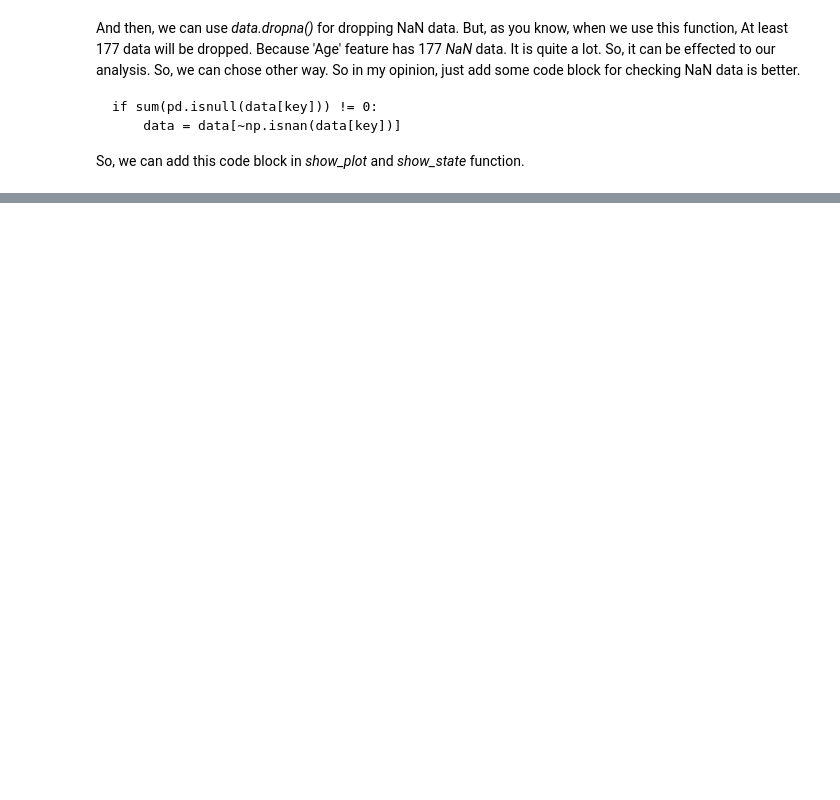
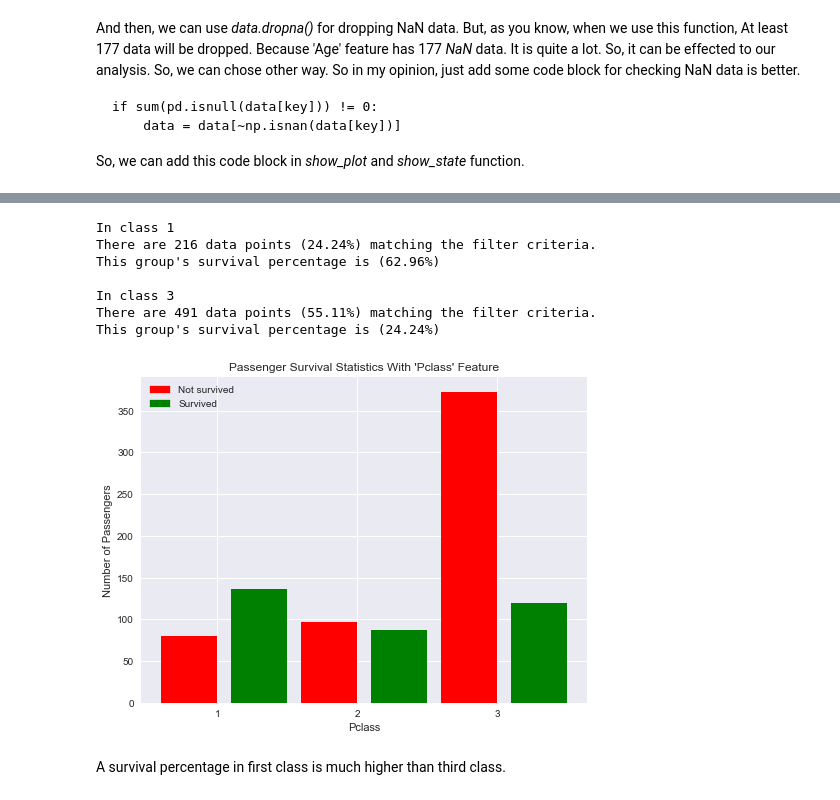
Before and after one commit to WooRaZil-Boy/DAND, a Jupyter notebook: titanic_data/titanic.ipynb, the cells around one changed output, grey strips where cells are left out. Cells and saved outputs as stored; diff of their text form; code cells hidden in the pictures; blank space fills up the shorter version.

```diff
--- a/titanic_data/titanic.ipynb
+++ b/titanic_data/titanic.ipynb
@@ -337,0 +329,18 @@ show_plot(data.copy(), "Sex", ["Fare >= 50", "Sex == 'female'"])
+# %%
+print("In class 1")
+show_stats(data.copy(), "Pclass", ["Pclass == 1"])
+print("\nIn class 3")
+show_stats(data.copy(), "Pclass", ["Pclass == 3"])
+
+show_plot(data.copy(), "Pclass")
+# %% [output]
+In class 1
+There are 216 data points (24.24%) matching the filter criteria.
+This group's survival percentage is (62.96%)
+
+In class 3
+There are 491 data points (55.11%) matching the filter criteria.
+This group's survival percentage is (24.24%)
+[figure, added]
+# %% [markdown]
+A survival percentage in first class is much higher than third class.
```
Also changed, not shown: parts of 41 cells of this notebook, 1 other file.
